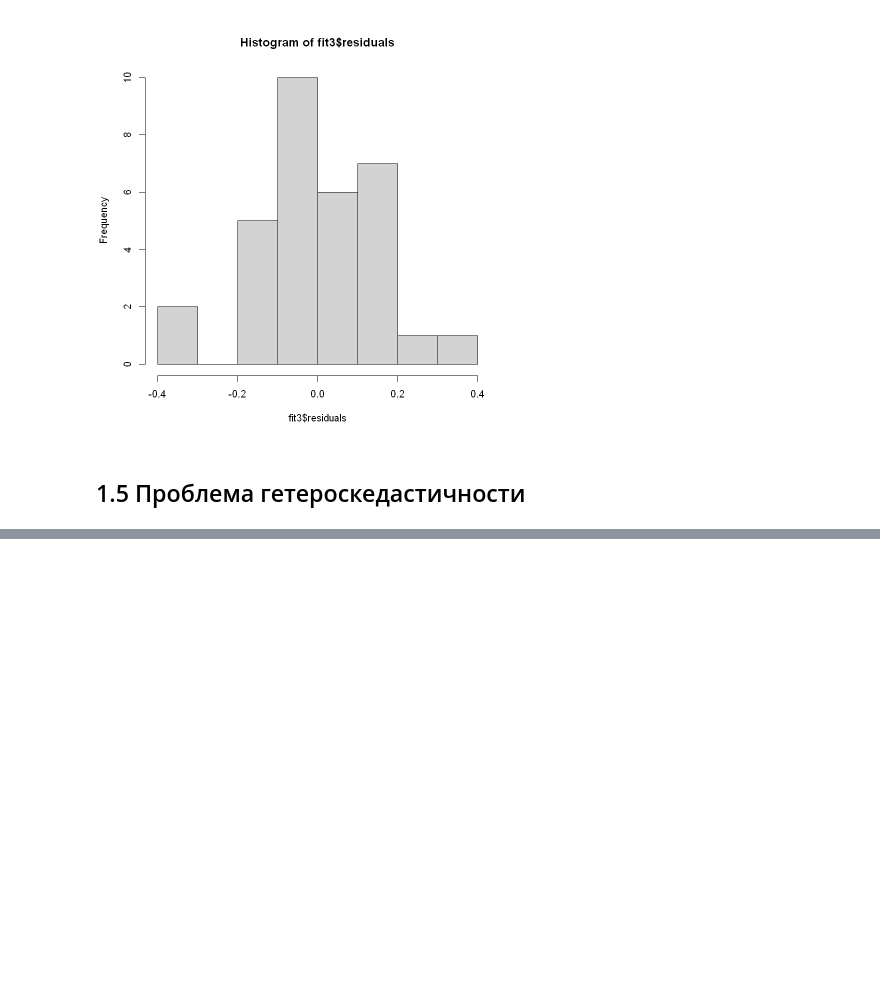
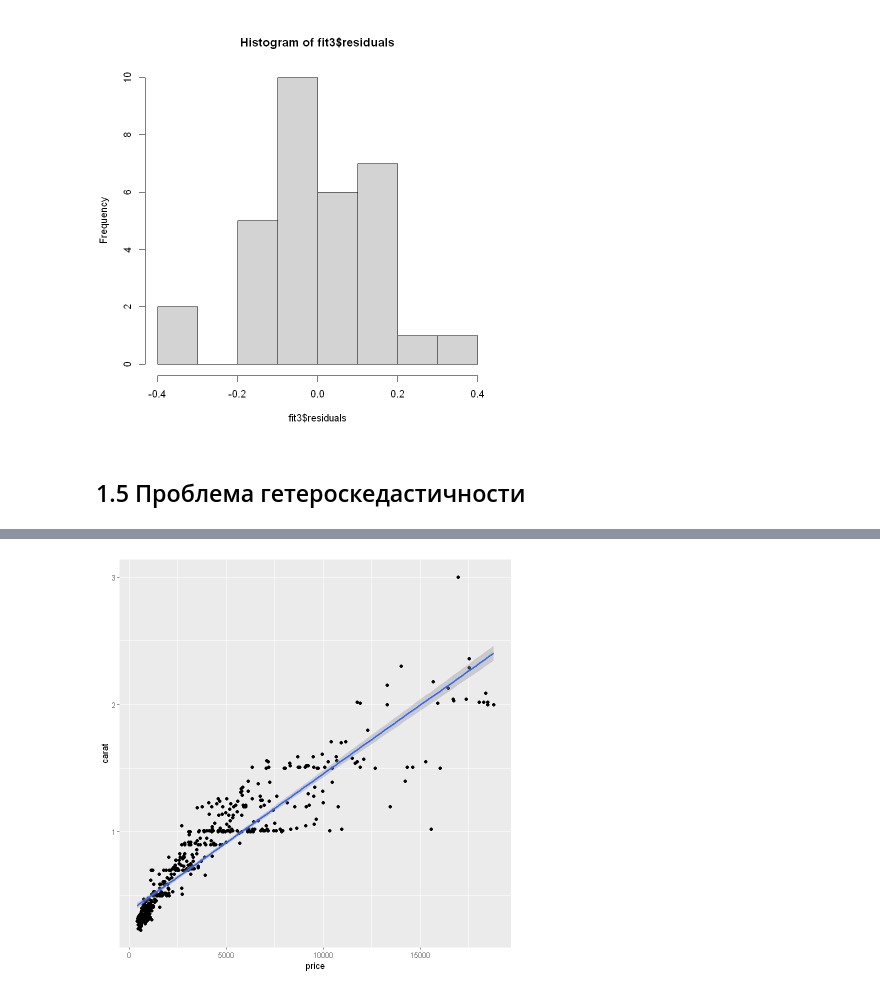
Before and after one commit to LiquidVac/My_study, a Jupyter notebook: STEPIK. Основы статистики ч.3/Лекция 1. Подробнее о линейной регрессии.ipynb, the cells around one changed output, grey strips where cells are left out. Cells and saved outputs as stored; diff of their text form; code cells hidden in the pictures; blank space fills up the shorter version.

```diff
--- a/STEPIK. Основы статистики ч.3/Лекция 1. Подробнее о линейной регрессии.ipynb
+++ b/STEPIK. Основы статистики ч.3/Лекция 1. Подробнее о линейной регрессии.ipynb
@@ -200,0 +214,9 @@ W = 0.96606, p-value = 0.3982
+# %%
+library(ggplot2)
+# install.packages("dplyr")
+library(dplyr) # для использования sample_n
+# install.packages("lmtest")
+library(lmtest) # для теста Бройша-Пагана
+
+diamonds_2 <- sample_n(diamonds, 500) # случайная выборка из 500 наблюдений
+head(diamonds_2)
@@ -200,0 +233,10 @@ W = 0.96606, p-value = 0.3982
+# %%
+# В случае данных с 2 переменными, гетероскедастичность легко выявляется через scatterplot.
+ggplot(data = diamonds_2, aes(x = price, y = carat)) +
+  geom_point() +
+  geom_smooth(formula = y ~ x, method = "lm")
+
+# нелинейная взаимосвязь переменных
+# проблема гетероскедастичности(в левой части графика наблюдения находятся гораздо ближе к прямой чем в правой части)
+# %% [output]
+[figure, added]
```
Also changed, not shown: parts of 12 cells of this notebook.
